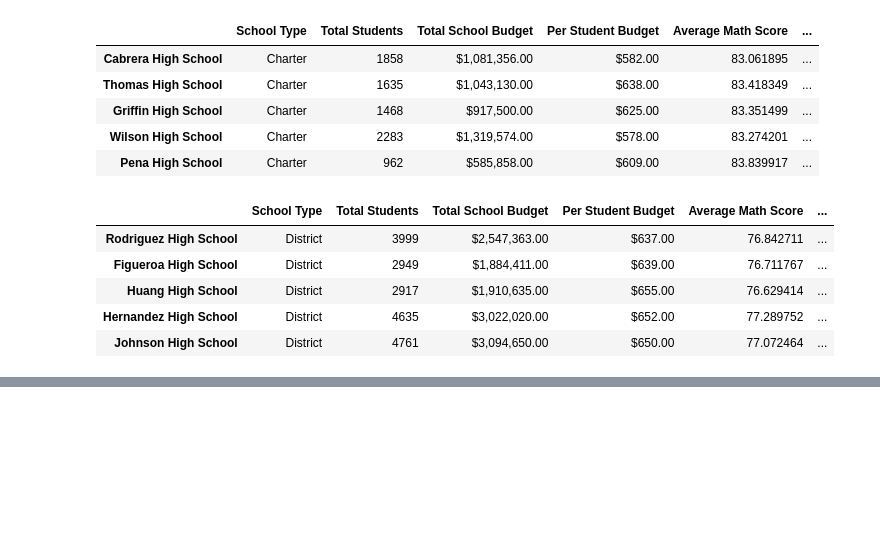
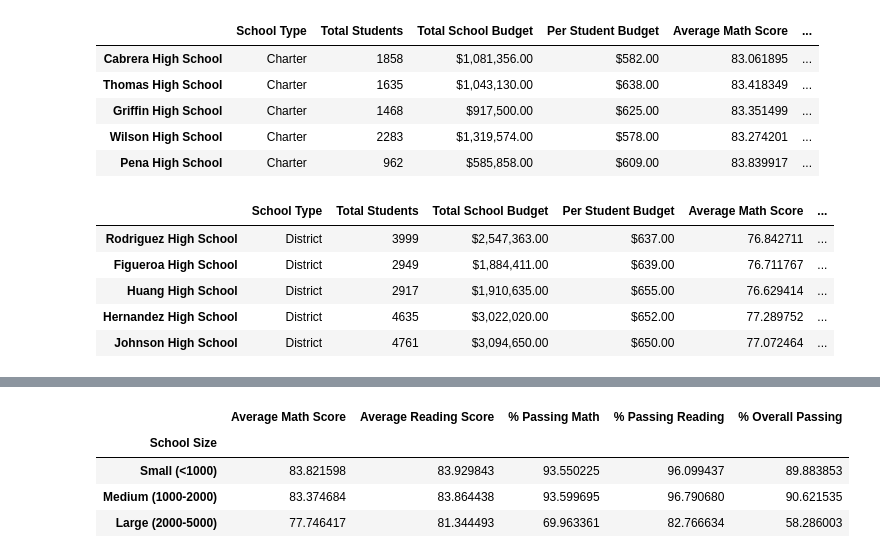
Before and after one commit to awar2170/School_District_Analysis, a Jupyter notebook: PyCitySchools.ipynb, the cells around one changed output, grey strips where cells are left out. Cells and saved outputs as stored; diff of their text form; code cells hidden in the pictures; blank space fills up the shorter version.

Commit message:
Scores by School Size

```diff
--- a/PyCitySchools.ipynb
+++ b/PyCitySchools.ipynb
@@ -1498,0 +1531,6 @@ spending_summary_df
+# %%
+# Establish the bins.
+size_bins = [0, 1000, 2000, 5000]
+# these are the small, medium, and alrge bins
+group_names = ["Small (<1000)", "Medium (1000-2000)", "Large (2000-5000)"]
+# This assigns the bins their names
@@ -1498,0 +1556,43 @@ spending_summary_df
+# %%
+# Group by School Size
+# Now we are going to do the exact same thing we did for the group by spending, but now for the students
+# So instead of looking at the per_school_summary_df.groupby(["Spending Ranges (Per Student)"]).mean()["Average Math Score"],
+# We are now looking at the per_school_summary_df.groupby(["School Size"]).mean()["Average Math Score"]
+# The main difference is between the "Spending Ranges (Per Student)" and now we are looking at the
+# "School Size" column instead in each calculation
+
+# See the "# Group by the spending ranges" chunk above for more indepth comments
+
+# Calculate averages for the desired columns.
+size_math_scores = per_school_summary_df.groupby(["School Size"]).mean()["Average Math Score"]
+
+size_reading_scores = per_school_summary_df.groupby(["School Size"]).mean()["Average Reading Score"]
+
+size_passing_math = per_school_summary_df.groupby(["School Size"]).mean()["% Passing Math"]
+
+size_passing_reading = per_school_summary_df.groupby(["School Size"]).mean()["% Passing Reading"]
+
+size_overall_passing = per_school_summary_df.groupby(["School Size"]).mean()["% Overall Passing"]
+# %%
+# Createa a DataAFrame for teh Scores by School Size
+# Assemble into DataFrame.
+size_summary_df = pd.DataFrame({
+          "Average Math Score" : size_math_scores,
+          "Average Reading Score": size_reading_scores,
+          "% Passing Math": size_passing_math,
+          "% Passing Reading": size_passing_reading,
+          "% Overall Passing": size_overall_passing})
+
+size_summary_df
+
+# Now we still need to format
+
+#     Format the average math and reading scores to one decimal place
+#     Format the percentage of students passing math and reading to the nearest whole number
+#     Format the overall passing percentage to the nearest whole number
+# %% [output]
+|  | Average Math Score | Average Reading Score | % Passing Math | % Passing Reading | % Overall Passing |
+| School Size |  |  |  |  |  |
+| Small (<1000) | 83.821598 | 83.929843 | 93.550225 | 96.099437 | 89.883853 |
+| Medium (1000-2000) | 83.374684 | 83.864438 | 93.599695 | 96.790680 | 90.621535 |
+| Large (2000-5000) | 77.746417 | 81.344493 | 69.963361 | 82.766634 | 58.286003 |
```
Also changed, not shown: parts of 33 cells of this notebook.
